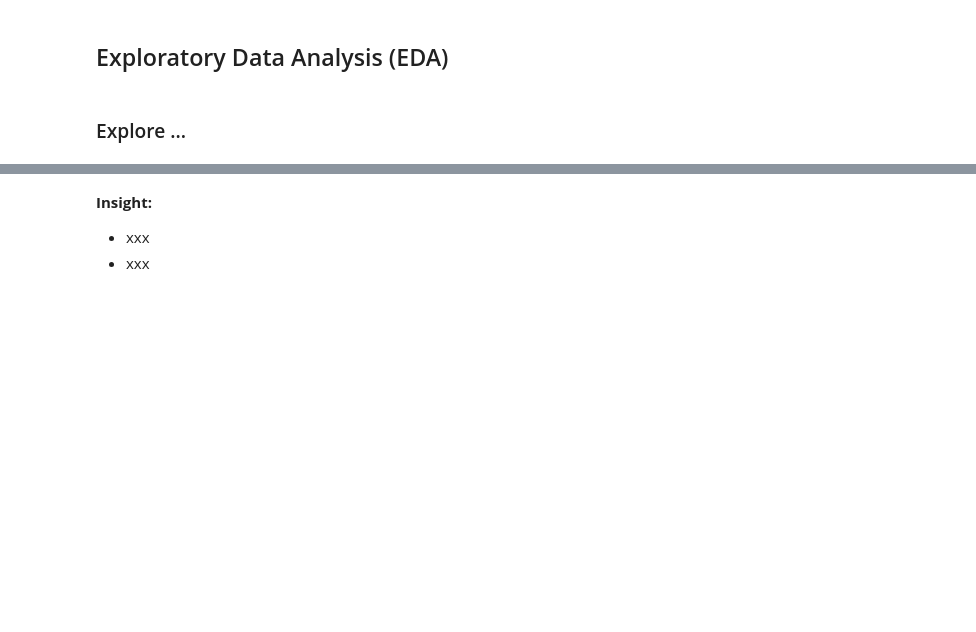
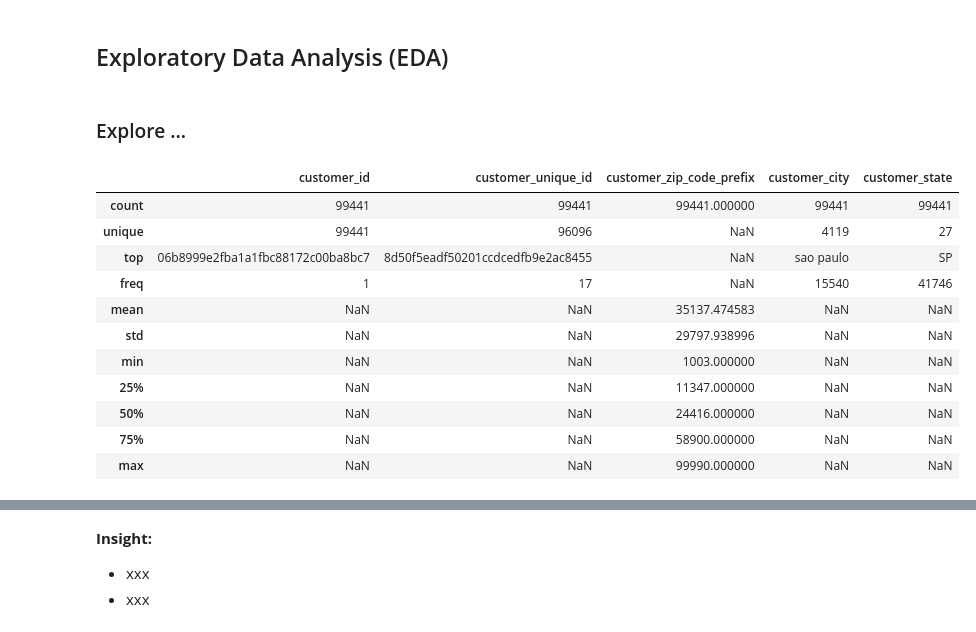
Before and after one commit to suryaadi45/Submision, a Jupyter notebook: notebook.ipynb, the cells around one changed output, grey strips where cells are left out. Saved outputs shown, nothing was run; the diff lists cells and outputs as text; code cells hidden in the pictures; blank space fills up the shorter version.

```diff
--- a/notebook.ipynb
+++ b/notebook.ipynb
@@ -235,3 +235,18 @@ order_payments_df.groupby(by="payment_value").agg({
 ## Exploratory Data Analysis (EDA)
 # %% [markdown]
 ### Explore ...
+# %%
+customers_df.describe(include="all")
+# %% [output]
+|  | customer_id | customer_unique_id | customer_zip_code_prefix | customer_city | customer_state |
+| count | 99441 | 99441 | 99441.000000 | 99441 | 99441 |
+| unique | 99441 | 96096 | NaN | 4119 | 27 |
+| top | 06b8999e2fba1a1fbc88172c00ba8bc7 | 8d50f5eadf50201ccdcedfb9e2ac8455 | NaN | sao paulo | SP |
+| freq | 1 | 17 | NaN | 15540 | 41746 |
+| mean | NaN | NaN | 35137.474583 | NaN | NaN |
+| std | NaN | NaN | 29797.938996 | NaN | NaN |
+| min | NaN | NaN | 1003.000000 | NaN | NaN |
+| 25% | NaN | NaN | 11347.000000 | NaN | NaN |
+| 50% | NaN | NaN | 24416.000000 | NaN | NaN |
+| 75% | NaN | NaN | 58900.000000 | NaN | NaN |
+| max | NaN | NaN | 99990.000000 | NaN | NaN |
```
Also changed, not shown: parts of 9 cells of this notebook.
